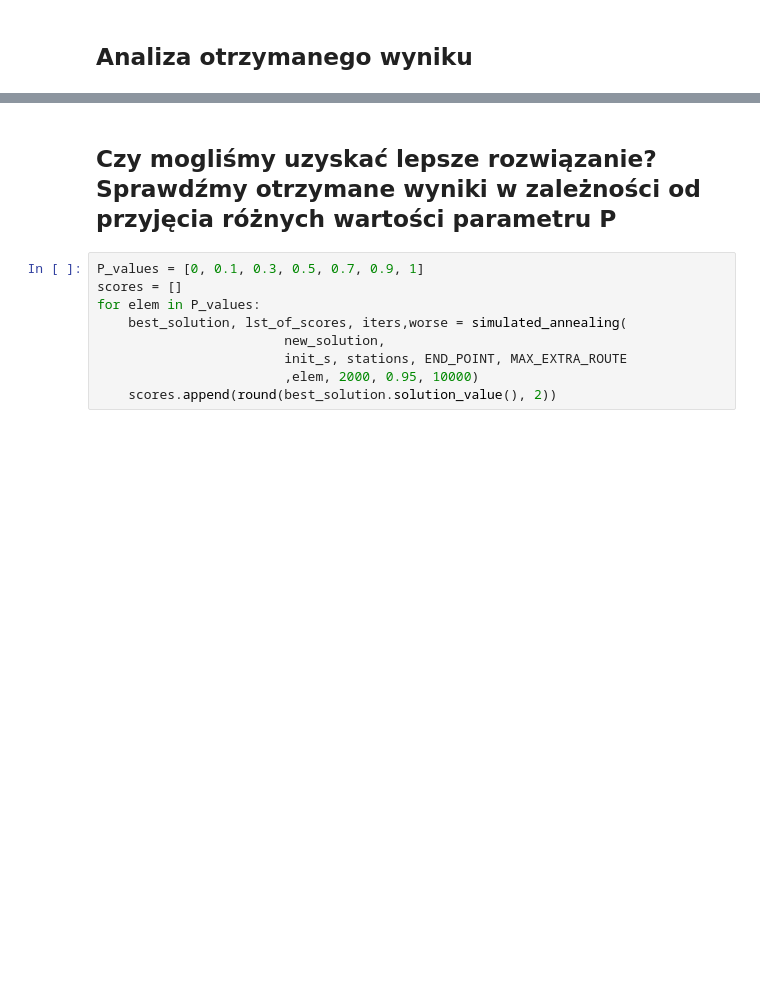
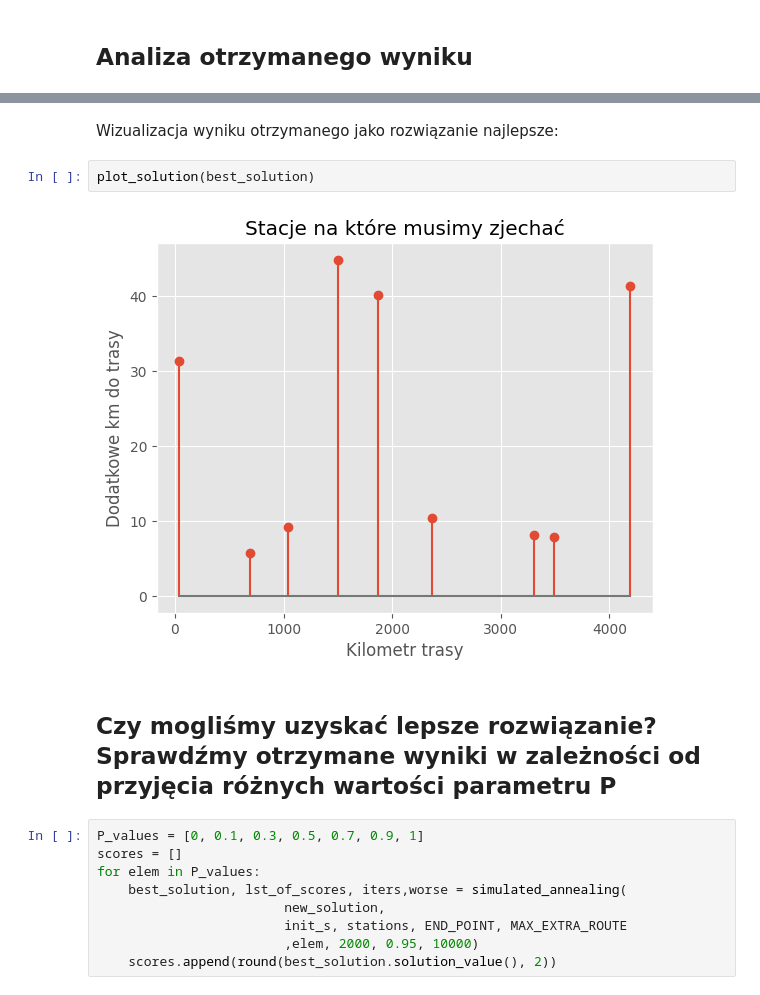
Before and after one commit to 13Dominik/Simulated-annealing, a Jupyter notebook: project_raport.ipynb, the cells around one changed output, grey strips where cells are left out. Cells and saved outputs as stored; diff of their text form; blank space fills up the shorter version.

```diff
--- a/project_raport.ipynb
+++ b/project_raport.ipynb
@@ -118,3 +139,9 @@ Liczba zamian na gorsze rozwiązanie: 45
+# %% [markdown]
+Wizualizacja wyniku otrzymanego jako rozwiązanie najlepsze:
+# %%
+plot_solution(best_solution)
+# %% [output]
+[figure, added]
 # %% [markdown]
 ## Czy mogliśmy uzyskać lepsze rozwiązanie? Sprawdźmy otrzymane wyniki w zależności od przyjęcia różnych wartości parametru P
 # %%
```
Also changed, not shown: parts of 29 cells of this notebook, 5 other files.
